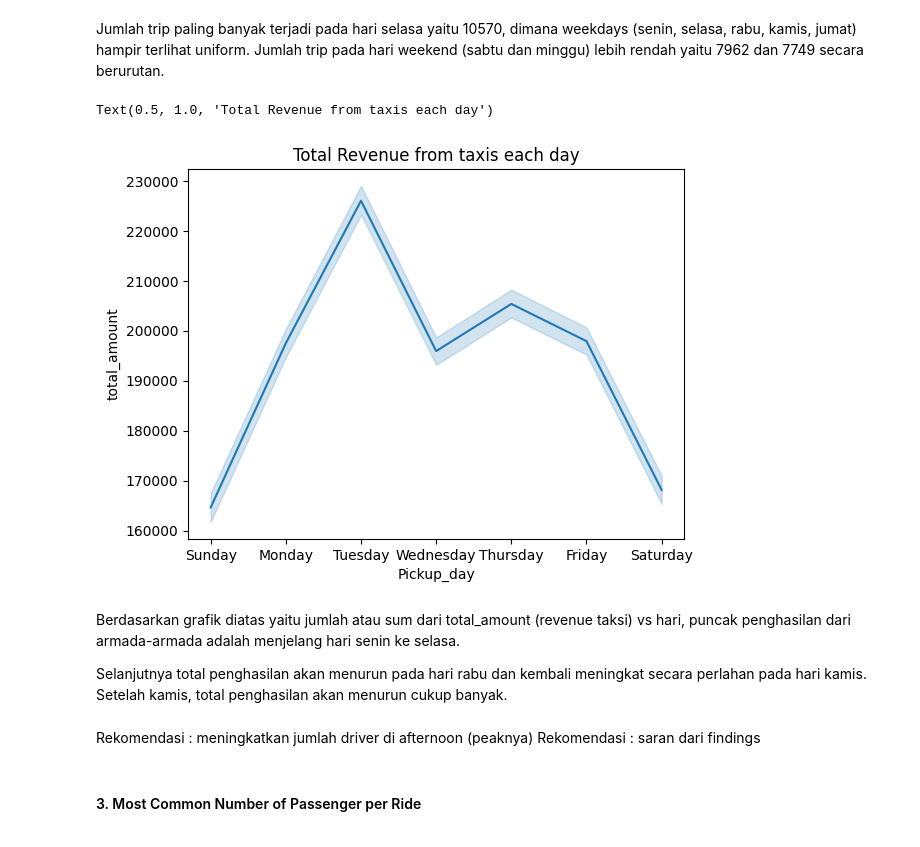
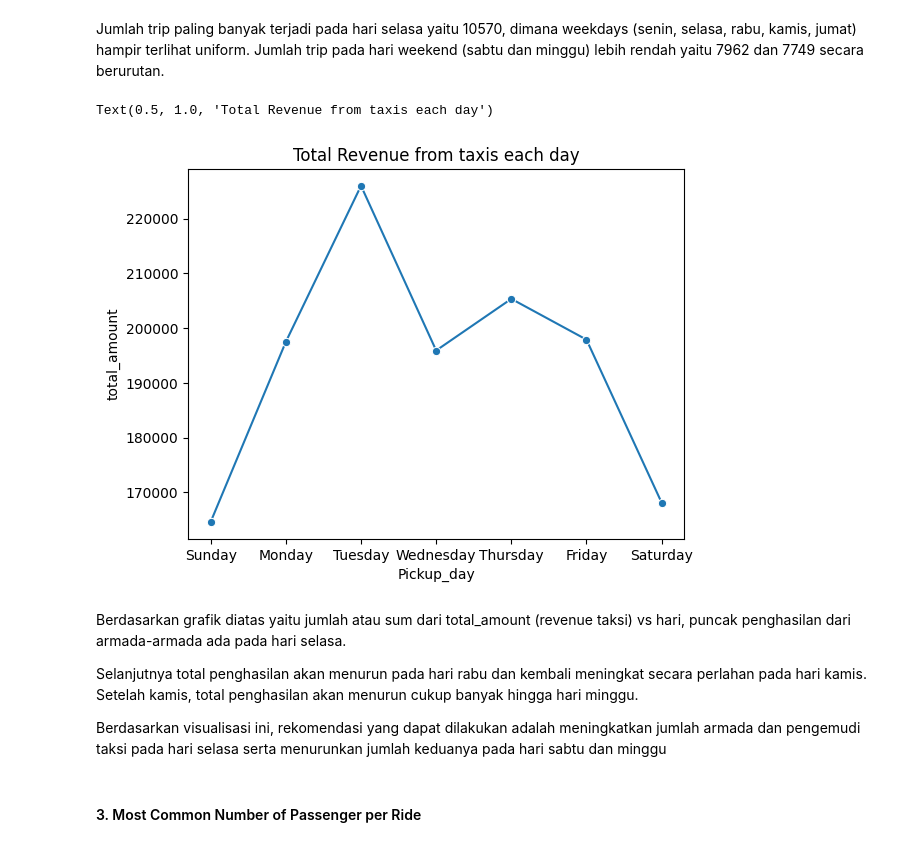
Before and after one commit to sylvialysn/CapstoneProject2, a Jupyter notebook: Capstone_2.ipynb, the cells around one changed output. Saved outputs shown, nothing was run; the diff lists cells and outputs as text; code cells hidden in the pictures.

```diff
--- a/Capstone_2.ipynb
+++ b/Capstone_2.ipynb
@@ -823,19 +804,17 @@ ax.bar_label(ax.containers[0], fmt= '%0.0f', label_type='edge')
 Jumlah trip paling banyak terjadi pada hari selasa yaitu 10570, dimana weekdays (senin, selasa, rabu, kamis, jumat) hampir terlihat uniform. Jumlah trip pada hari weekend (sabtu dan minggu) lebih rendah yaitu 7962 dan 7749 secara berurutan.
 # %%
 # Penghasilan total per hari
-sns.lineplot(data = df, x ='Pickup_day', y = 'total_amount', estimator = 'sum')
+sns.lineplot(data = df, x ='Pickup_day', y = 'total_amount', estimator = 'sum', ci = None, marker = 'o')
 plt.title('Total Revenue from taxis each day')
 # %% [output]
 Text(0.5, 1.0, 'Total Revenue from taxis each day')
-[figure, old version]
+[figure, new version]
 # %% [markdown]
-Berdasarkan grafik diatas yaitu jumlah atau sum dari total_amount (revenue taksi) vs hari, puncak penghasilan dari armada-armada adalah menjelang hari senin ke selasa.
+Berdasarkan grafik diatas yaitu jumlah atau sum dari total_amount (revenue taksi) vs hari, puncak penghasilan dari armada-armada ada pada hari selasa.
 
-Selanjutnya total penghasilan akan menurun pada hari rabu dan kembali meningkat secara perlahan pada hari kamis. Setelah kamis, total penghasilan akan menurun cukup banyak.
+Selanjutnya total penghasilan akan menurun pada hari rabu dan kembali meningkat secara perlahan pada hari kamis. Setelah kamis, total penghasilan akan menurun cukup banyak hingga hari minggu.
+
+Berdasarkan visualisasi ini, rekomendasi yang dapat dilakukan adalah meningkatkan jumlah armada dan pengemudi taksi pada hari selasa serta menurunkan jumlah keduanya pada hari sabtu dan minggu
-# %% [markdown]
-
-Rekomendasi : meningkatkan jumlah driver di afternoon (peaknya)
-Rekomendasi : saran dari findings
 # %% [markdown]
 #### 3. Most Common Number of Passenger per Ride
 # %%
```
Also changed, not shown: parts of 66 cells of this notebook.
